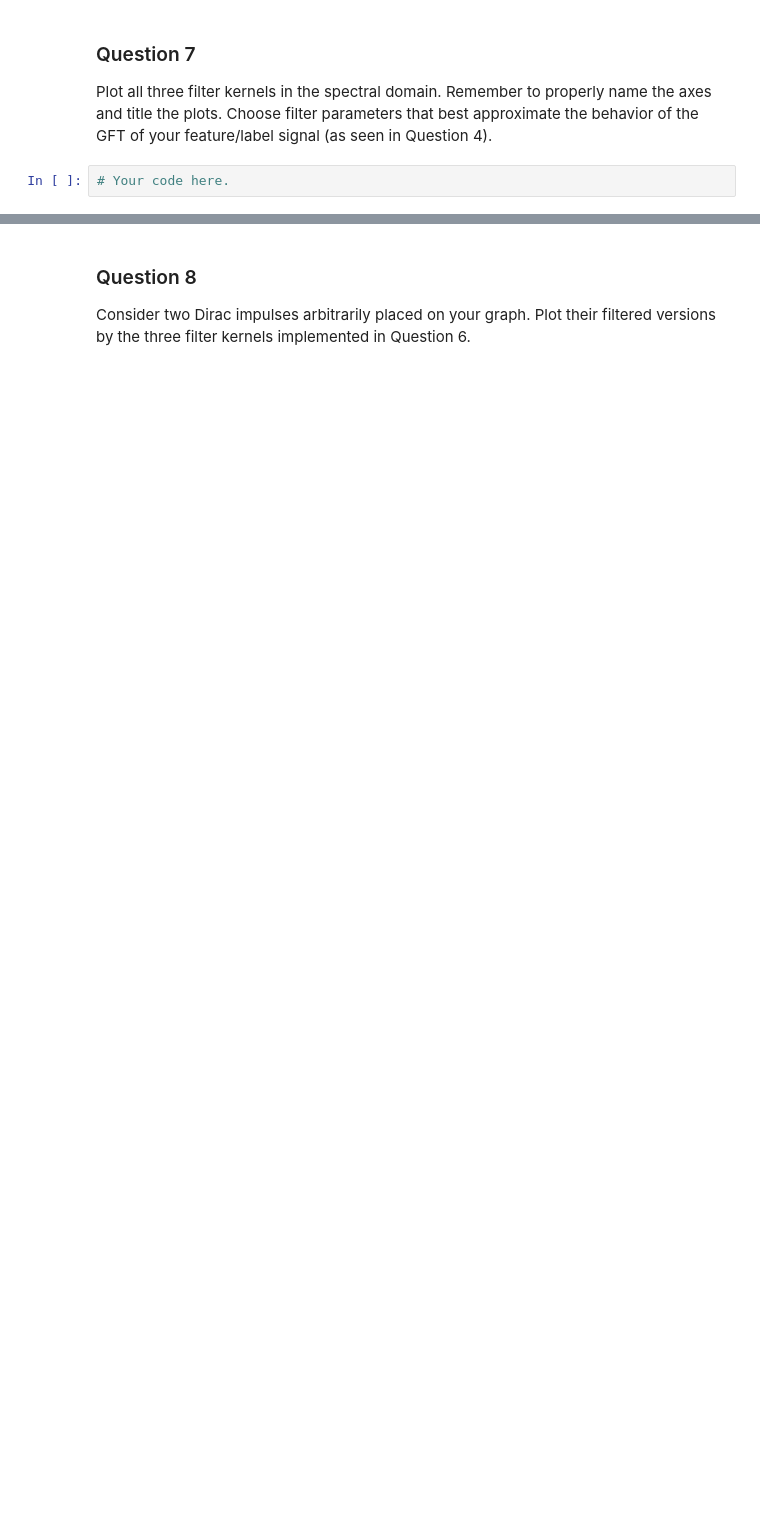
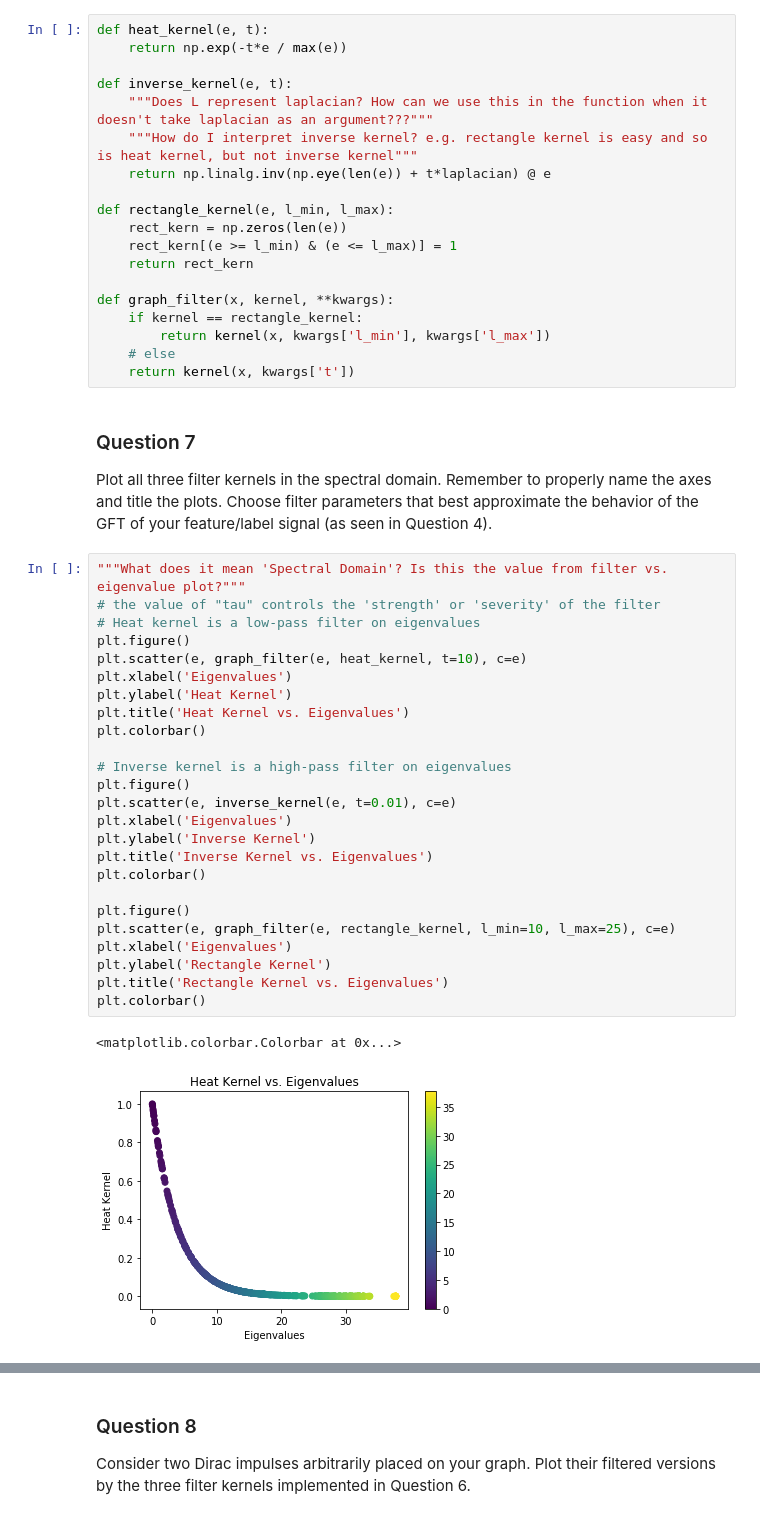
Before and after one commit to Kakavand/EPFL-antiterrorAssignment, a Jupyter notebook: John/4_graph_signal_processing.ipynb, the cells around one changed output, grey strips where cells are left out. Cells and saved outputs as stored; diff of their text form; blank space fills up the shorter version.

```diff
--- a/John/4_graph_signal_processing.ipynb
+++ b/John/4_graph_signal_processing.ipynb
@@ -240,6 +249,51 @@ def graph_filter(x, kernel, **kwargs):
+# %%
+def heat_kernel(e, t):
+    return np.exp(-t*e / max(e))
+
+def inverse_kernel(e, t):
+    """Does L represent laplacian? How can we use this in the function when it doesn't take laplacian as an argument???"""
+    """How do I interpret inverse kernel? e.g. rectangle kernel is easy and so is heat kernel, but not inverse kernel"""
+    return np.linalg.inv(np.eye(len(e)) + t*laplacian) @ e
+
+def rectangle_kernel(e, l_min, l_max):
+    rect_kern = np.zeros(len(e))
+    rect_kern[(e >= l_min) & (e <= l_max)] = 1
+    return rect_kern
+
+def graph_filter(x, kernel, **kwargs):
+    if kernel == rectangle_kernel:
+        return kernel(x, kwargs['l_min'], kwargs['l_max'])
+    # else
+    return kernel(x, kwargs['t'])
 # %% [markdown]
 ### Question 7
 
 Plot all three filter kernels in the spectral domain. Remember to properly name the axes and title the plots. Choose filter parameters that best approximate the behavior of the GFT of your feature/label signal (as seen in Question 4).
-# %%
-# Your code here.
+# %%
+"""What does it mean 'Spectral Domain'? Is this the value from filter vs. eigenvalue plot?"""
+# the value of "tau" controls the 'strength' or 'severity' of the filter
+# Heat kernel is a low-pass filter on eigenvalues
+plt.figure()
+plt.scatter(e, graph_filter(e, heat_kernel, t=10), c=e)
+plt.xlabel('Eigenvalues')
+plt.ylabel('Heat Kernel')
+plt.title('Heat Kernel vs. Eigenvalues')
+plt.colorbar()
+
+# Inverse kernel is a high-pass filter on eigenvalues
+plt.figure()
+plt.scatter(e, inverse_kernel(e, t=0.01), c=e)
+plt.xlabel('Eigenvalues')
+plt.ylabel('Inverse Kernel')
+plt.title('Inverse Kernel vs. Eigenvalues')
+plt.colorbar()
+
+plt.figure()
+plt.scatter(e, graph_filter(e, rectangle_kernel, l_min=10, l_max=25), c=e)
+plt.xlabel('Eigenvalues')
+plt.ylabel('Rectangle Kernel')
+plt.title('Rectangle Kernel vs. Eigenvalues')
+plt.colorbar()
+# %% [output]
+<matplotlib.colorbar.Colorbar at 0x...>
+[figure, added]
```
Also changed, not shown: parts of 16 cells of this notebook.
